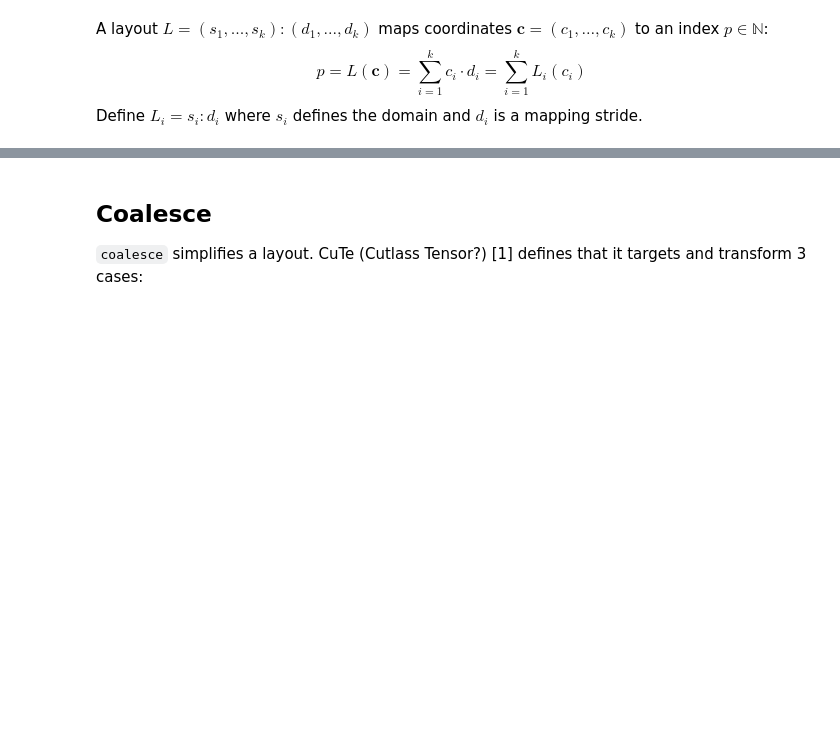
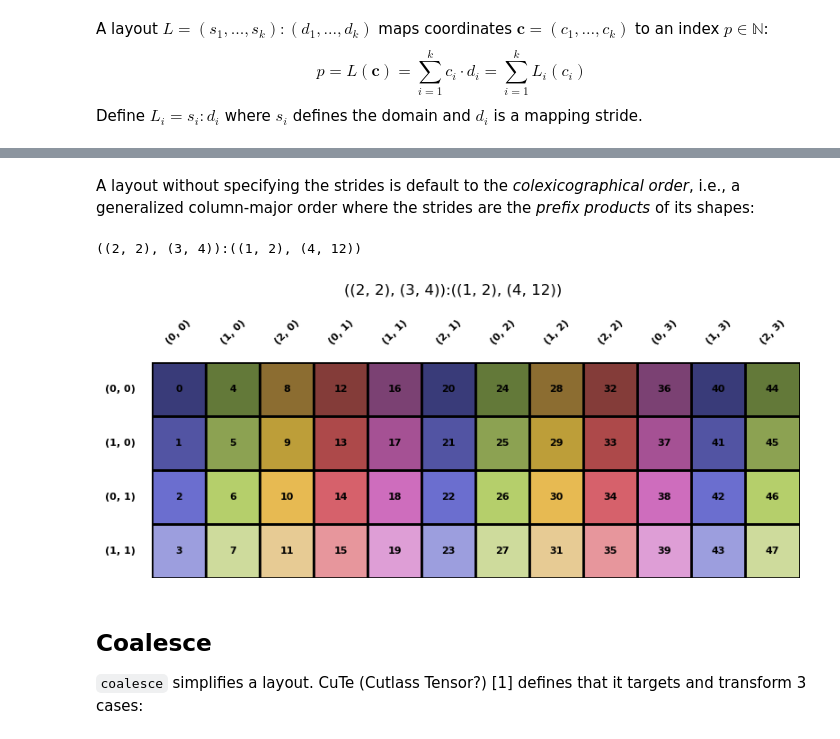
Before and after one commit to w32zhong/simp-intelligence, a Jupyter notebook: simp_intelligence/math/layout_basics.ipynb, the cells around one changed output, grey strips where cells are left out. Cells and saved outputs as stored; diff of their text form; code cells hidden in the pictures; blank space fills up the shorter version.

```diff
--- a/simp_intelligence/math/layout_basics.ipynb
+++ b/simp_intelligence/math/layout_basics.ipynb
@@ -22,3 +25,10 @@ Layout(shape=(9, (4, 8)), stride=(59, (13, 1)))
+# %% [markdown]
+A layout without specifying the strides is default to the *colexicographical order*, i.e., a generalized column-major order where the strides are the *prefix products* of its shapes:
+# %%
+Layout(shape=((2, 2), (3, 4))).visualize()
+# %% [output]
+((2, 2), (3, 4)):((1, 2), (4, 12))
+[figure, added]
 # %% [markdown]
 ## Coalesce
 `coalesce` simplifies a layout. CuTe (Cutlass Tensor?) [1] defines that it targets and transform 3 cases:
```
Also changed, not shown: parts of 4 cells of this notebook.
